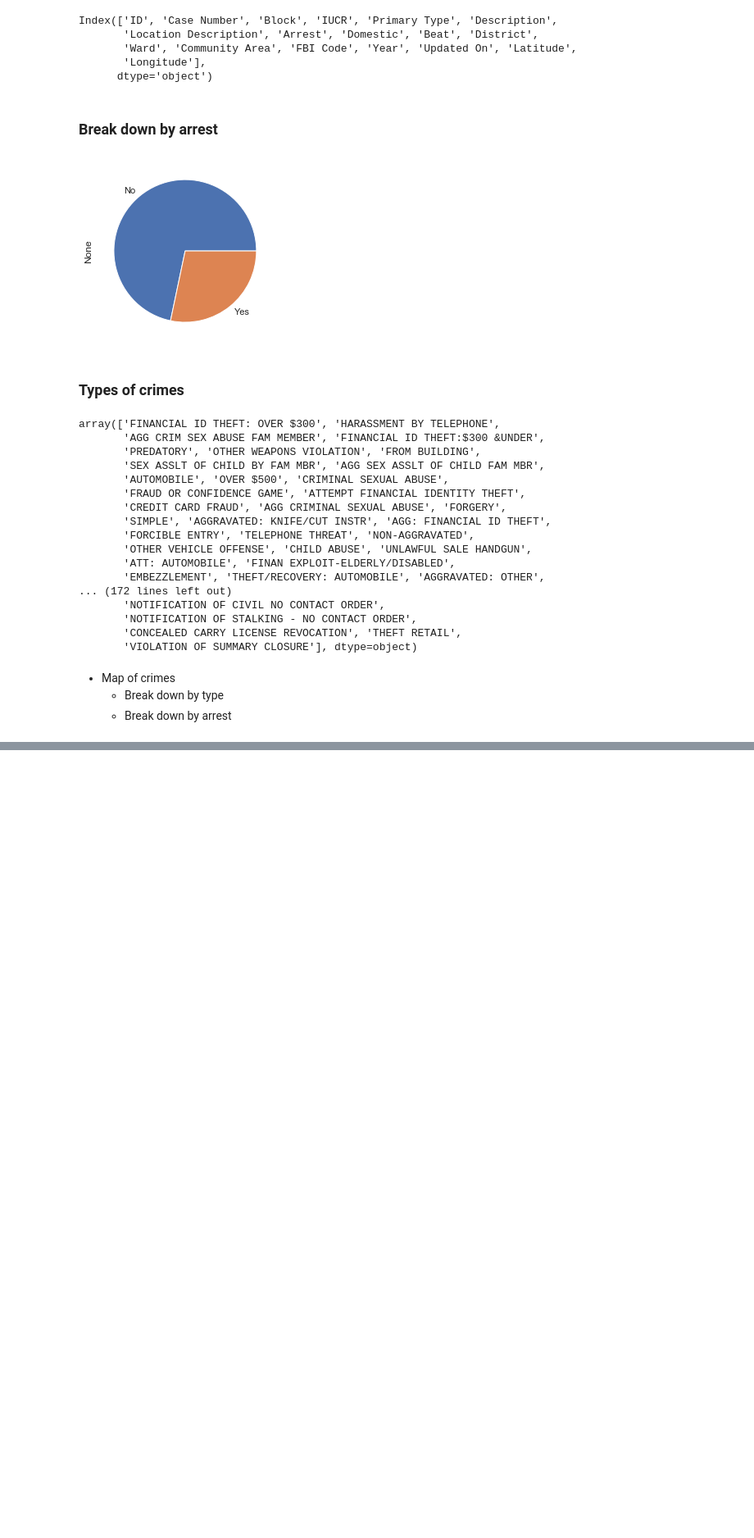
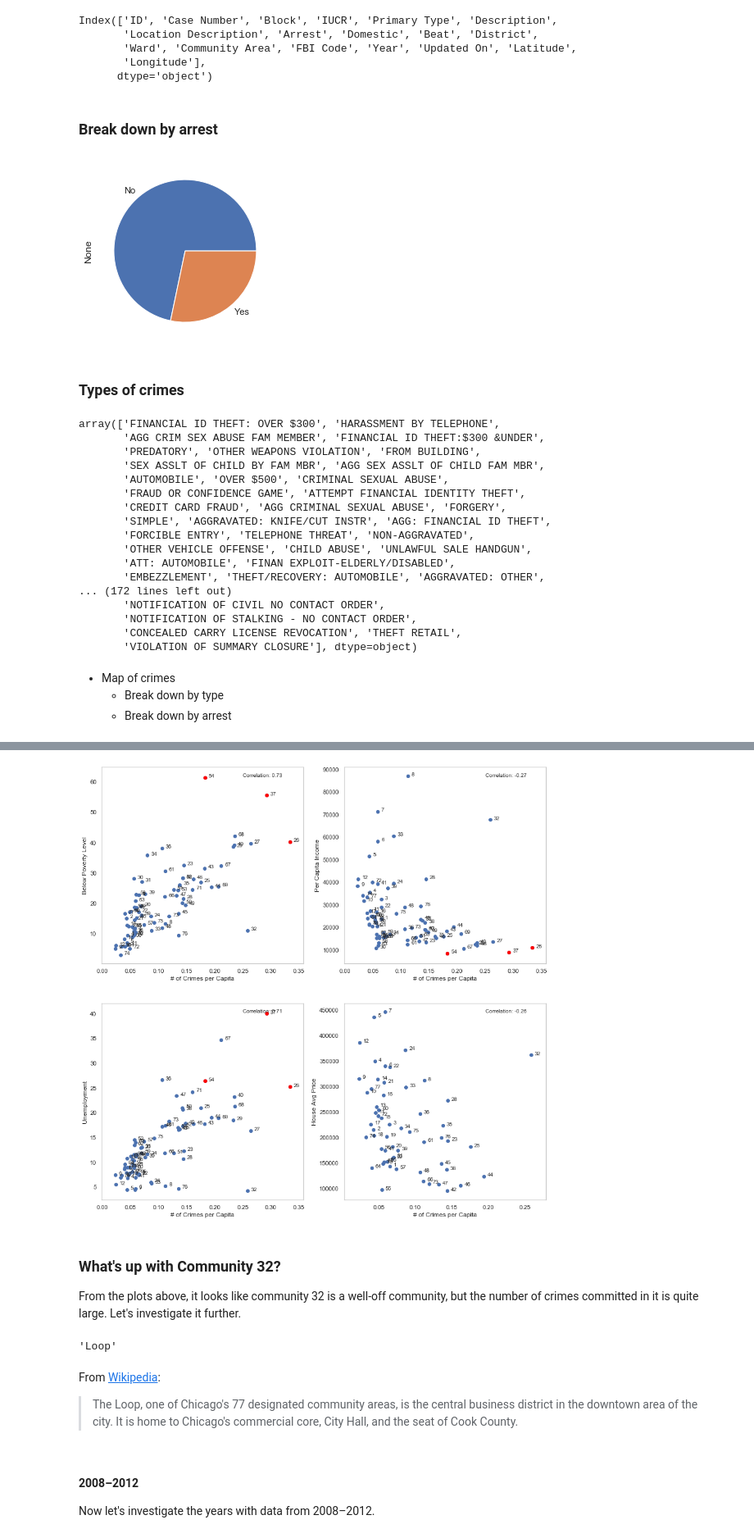
Before and after one commit to vbernardes/chicago-crime-dataviz, a Jupyter notebook: EDA.ipynb, the cells around one changed output, grey strips where cells are left out. Shown at 82% size. Drawn from its saved outputs; the diff is of its cells as text; code cells hidden in the pictures; blank space fills up the shorter version.

```diff
--- a/EDA.ipynb
+++ b/EDA.ipynb
@@ -335,0 +425,55 @@ crimes_df = pd.read_pickle('data/processed_data.pkl.zip')
+# %%
+pop_comm = pd.read_pickle('data/external/Population_by_Community_Area.pkl')
+# %%
+eco_2015 = eco_2015.join(pop_comm)
+eco_2015.rename(columns = {'2010': '2010 Population',
+                           '2000': '2000 Population'},
+               inplace=True)
+# %%
+# crimes per capita per region
+fig, ax = plt.subplots(2, 2, figsize=(15,15))
+
+crimes_per_capita = crimes_2015.groupby('Community Area').size()/eco_2015['2010 Population']
+crimes_per_capita.rename('Crimes per Capita', inplace=True)
+
+for i, indicator in enumerate(eco_indicators):
+    ax_ix = (i//2, i%2)
+    x = crimes_per_capita
+    y = eco_2015[indicator]
+    ax[ax_ix].scatter(x, y)
+    ax[ax_ix].set_xlabel('# of Crimes per Capita')
+    ax[ax_ix].set_ylabel(indicator)
+    # let's also check the numeric correlation
+    ax[ax_ix].annotate('Correlation: {}'.format(crimes_per_capita.corr(eco_2015[indicator]).round(decimals=2)),
+                       xy=(.7, .95),
+                       xycoords='axes fraction')
+    # add annotation of Community Area ID
+    for i, s in pd.concat([x,y], axis=1).iterrows():
+        text = int(i)
+        ax[ax_ix].annotate(text,
+                           xy = (s['Crimes per Capita'], s[indicator]),
+                           xytext = (7, 0),
+                           textcoords = 'offset points')
+        # highlight specified communities
+        comm = [37,26,54]
+        if int(i) in comm:
+            ax[ax_ix].scatter(s['Crimes per Capita'], s[indicator], color='red')
+# %% [output]
+[figure, added]
+# %% [markdown]
+### What's up with Community 32?
+
+From the plots above, it looks like community 32 is a well-off community, but the number of crimes committed in it is quite large. Let's investigate it further.
+# %%
+# what community is it?
+eco_2015.loc[32, 'Community Area Name']
+# %% [output]
+'Loop'
+# %% [markdown]
+From [Wikipedia](https://en.wikipedia.org/wiki/Chicago_Loop):
+
+> The Loop, one of Chicago's 77 designated community areas, is the central business district in the downtown area of the city. It is home to Chicago's commercial core, City Hall, and the seat of Cook County.
+# %% [markdown]
+#### **2008–2012**
+
+Now let's investigate the years with data from 2008–2012.
```
Also changed, not shown: parts of 29 cells of this notebook.
